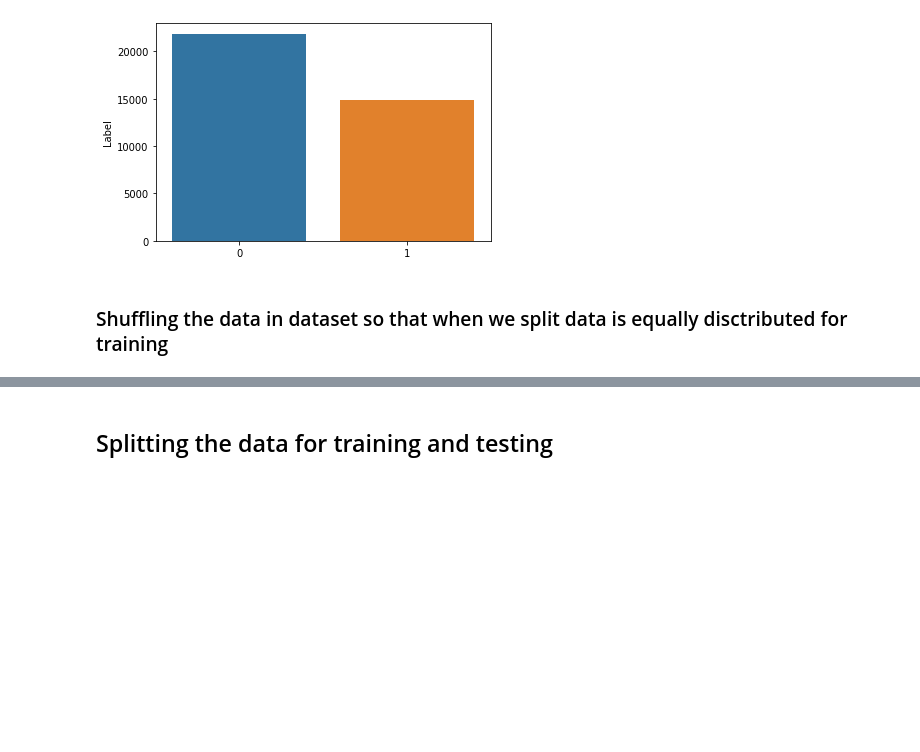
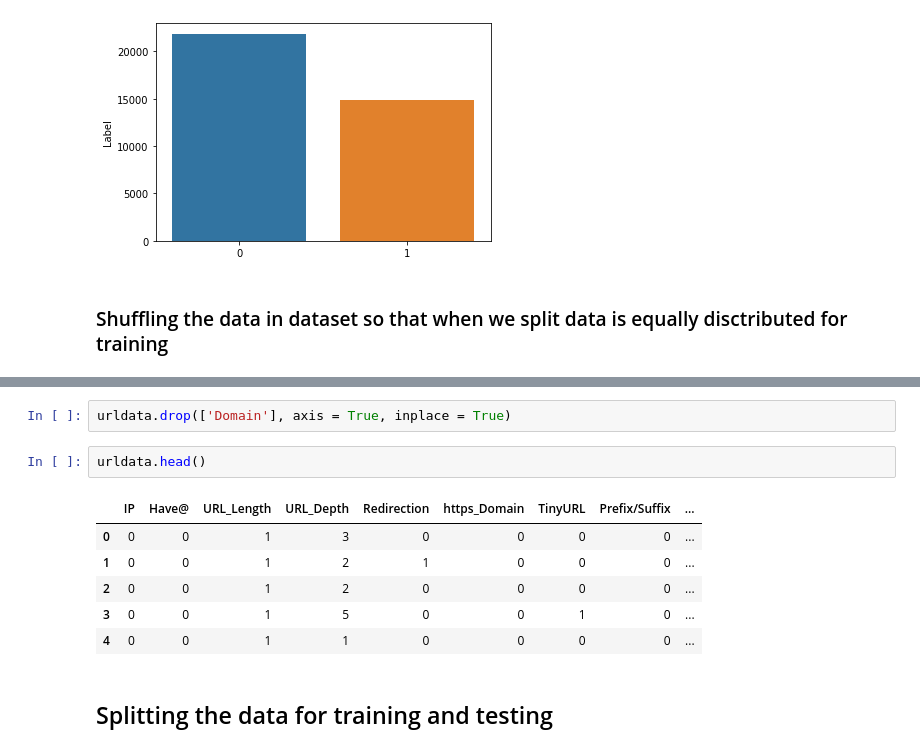
Before and after one commit to visheshkishore/phishing-website-detection, a Jupyter notebook: Phishing Url Model Training.ipynb, the cells around one changed output, grey strips where cells are left out. Drawn from its saved outputs; the diff is of its cells as text; blank space fills up the shorter version.

```diff
--- a/Phishing Url Model Training.ipynb
+++ b/Phishing Url Model Training.ipynb
@@ -134,3 +137,14 @@ urldata.head()
+# %%
+urldata.drop(['Domain'], axis = True, inplace = True)
+# %%
+urldata.head()
+# %% [output]
+|  | IP | Have@ | URL_Length | URL_Depth | Redirection | https_Domain | TinyURL | Prefix/Suffix | ... |
+| 0 | 0 | 0 | 1 | 3 | 0 | 0 | 0 | 0 | ... |
+| 1 | 0 | 0 | 1 | 2 | 1 | 0 | 0 | 0 | ... |
+| 2 | 0 | 0 | 1 | 2 | 0 | 0 | 0 | 0 | ... |
+| 3 | 0 | 0 | 1 | 5 | 0 | 0 | 1 | 0 | ... |
+| 4 | 0 | 0 | 1 | 1 | 0 | 0 | 0 | 0 | ... |
 # %% [markdown]
 ## Splitting the data for training and testing
 # %%
```
Also changed, not shown: parts of 28 cells of this notebook.
